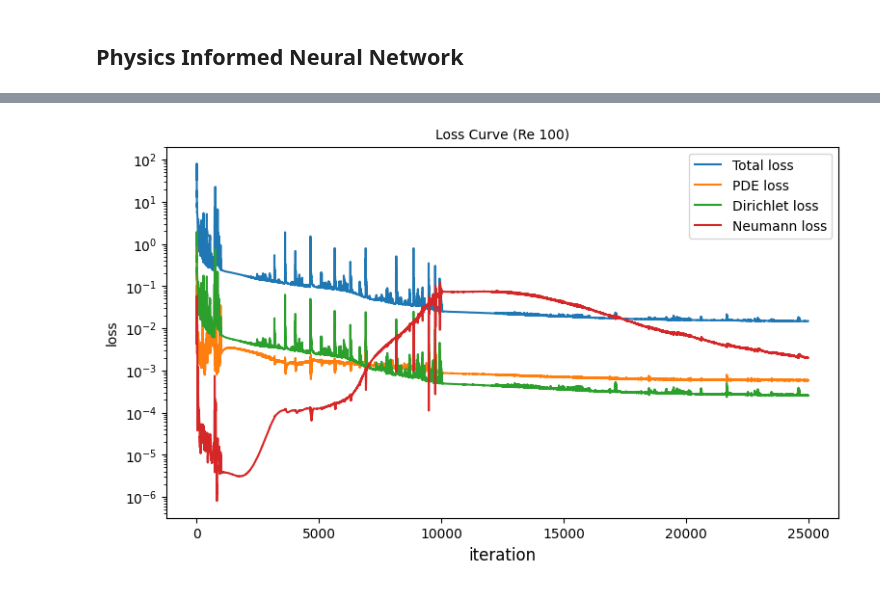
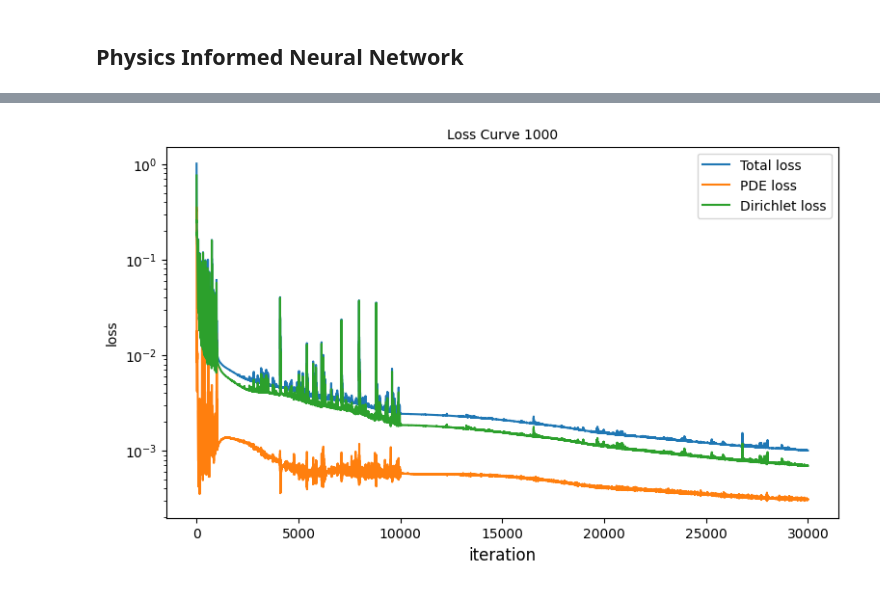
Before and after one commit to ciaattt/PINN_FDV, a Jupyter notebook: Baseline_PINN/Baseline Re 1000 1 .ipynb, the cells around one changed output, grey strips where cells are left out. Saved outputs shown, nothing was run; the diff lists cells and outputs as text; code cells hidden in the pictures.

```diff
--- a/Baseline Re 1000 1 Dirichlet .ipynb
+++ b/Baseline_PINN/Baseline Re 1000 1 .ipynb
@@ -671,21 +527,21 @@ print(e_norm)
 # %%
 fig, ax = plt.subplots(figsize=(9,5))
 
 ax.plot(history['total'], label='Total loss')
 ax.plot(history['pde'], label='PDE loss')
 ax.plot(history['dirichlet'], label='Dirichlet loss')
-ax.plot(history['neumann'], label='Neumann loss')
+#ax.plot(history['neumann'], label='Neumann loss')
 
 ax.set_xlabel('iteration', fontsize=12)
 ax.set_ylabel('loss', fontsize=10)
-ax.set_title("Loss Curve (Re 100)", fontsize=10)
+ax.set_title(f"Loss Curve {Re}", fontsize=10)
 
 # Set y-axis to log scale
 ax.set_yscale('log')
 
 # Place legend
 ax.legend()
 
 plt.show()
 # %% [output]
-[figure, old version]
+[figure, new version]
```
Also changed, not shown: parts of 4 cells of this notebook, 6 other files.
